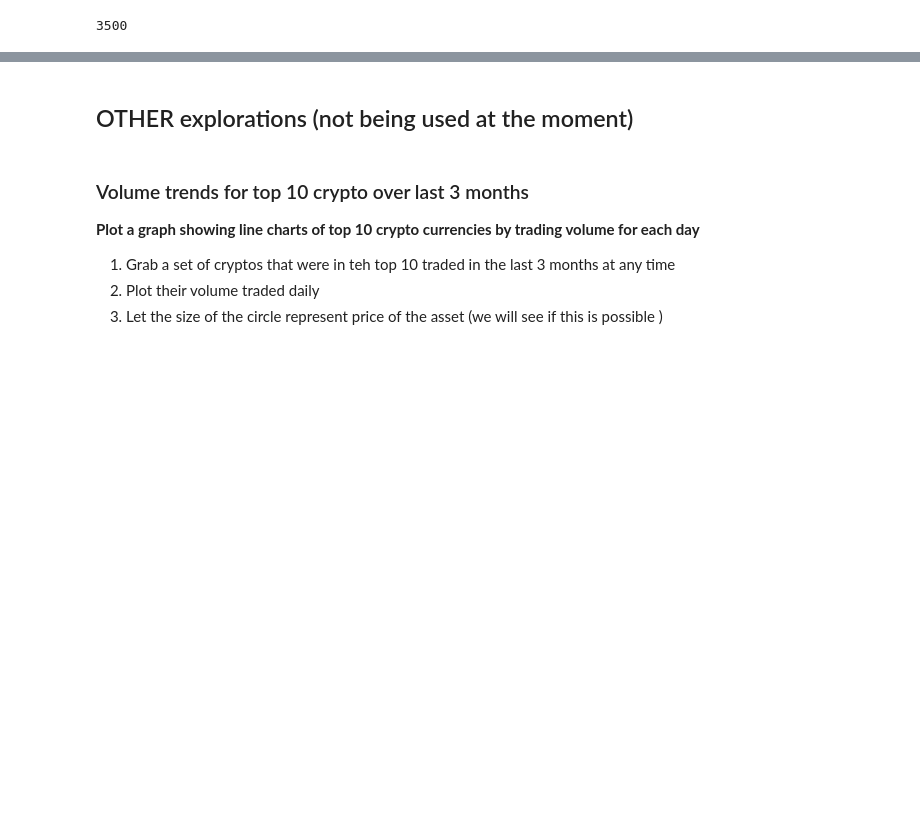
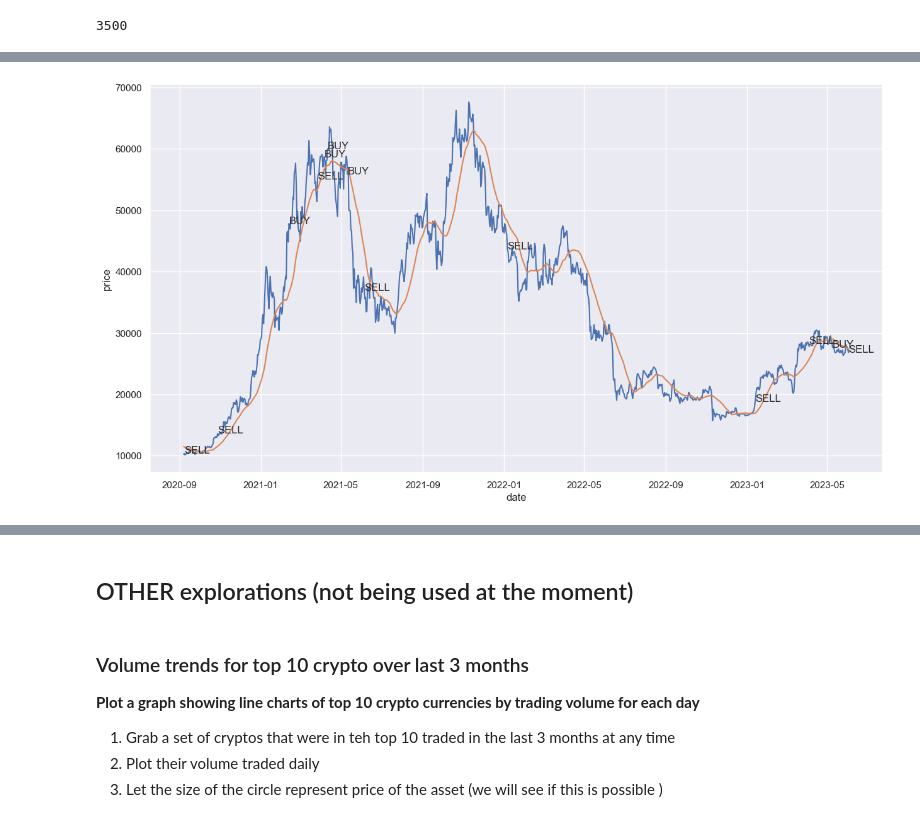
Before and after one commit to abhishek4563/crypto-trading-app, a Jupyter notebook: GetCryptoPrices.ipynb, the cells around one changed output, grey strips where cells are left out. Drawn from its saved outputs; the diff is of its cells as text; code cells hidden in the pictures; blank space fills up the shorter version.

```diff
--- a/GetCryptoPrices.ipynb
+++ b/GetCryptoPrices.ipynb
@@ -688,0 +799,11 @@ plt.show()
+# %%
+
+sns.lineplot(x='date', y='price',data=btc_historical_prices[['date','price','price_sma_30']].tail(1000))
+
+sns.lineplot(x='date', y='price_sma_30',data=btc_historical_prices[['date','price','price_sma_30']].tail(1000))
+
+for index, row in btc_historical_prices.tail(1000).iterrows():
+    if (row['temp_signal'] != None):
+        plt.text(row['date'], row['price'], row['temp_signal'])
+# %% [output]
+[figure, added]
```
Also changed, not shown: parts of 39 cells of this notebook.
